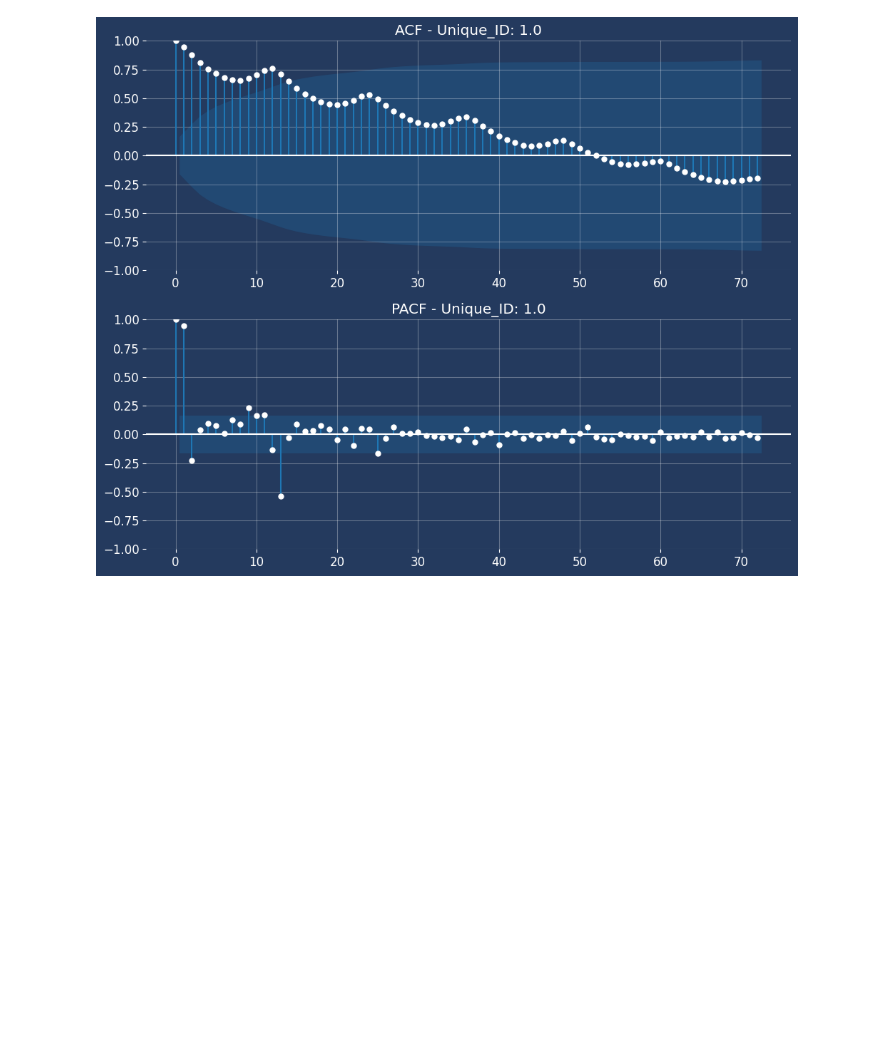
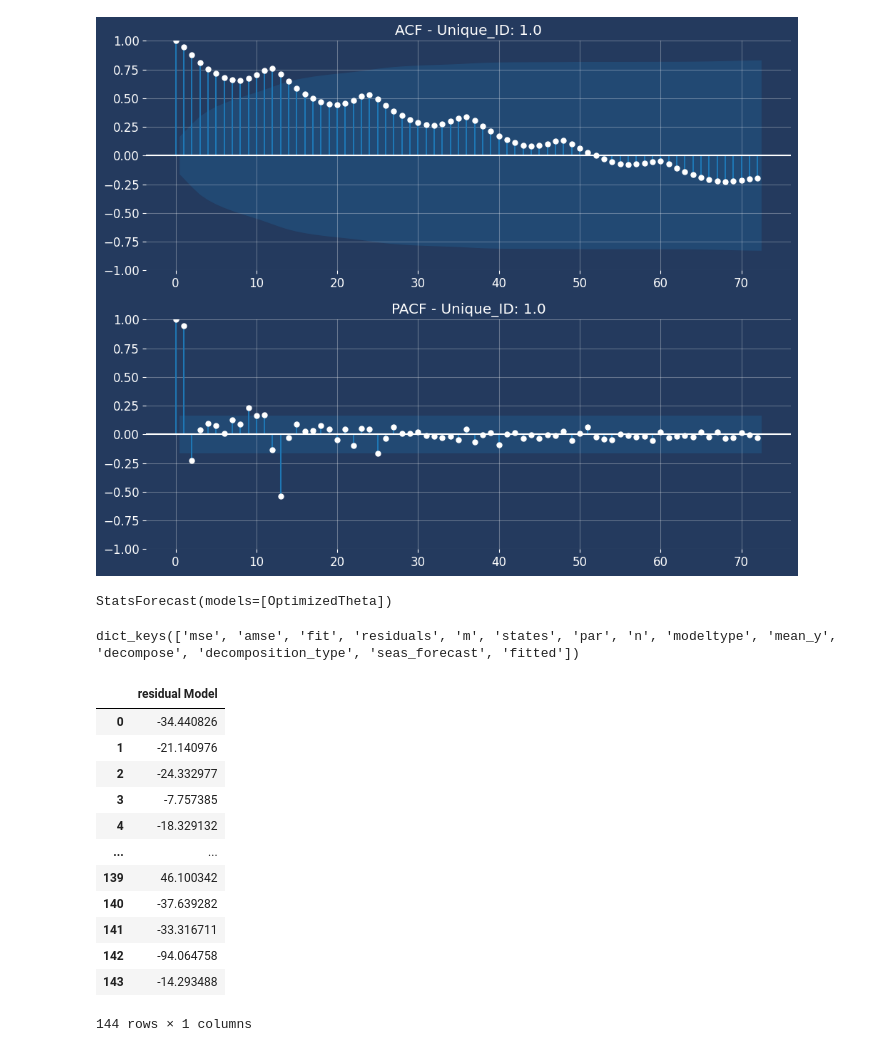
Before and after one commit to wesstone12/tool-kit, a Jupyter notebook: eda.ipynb, the cells around one changed output. Saved outputs shown, nothing was run; the diff lists cells and outputs as text; code cells hidden in the pictures; blank space fills up the shorter version.

```diff
--- a/eda.ipynb
+++ b/eda.ipynb
@@ -367,3 +367,11 @@ Strongest periodic patterns:
   - Lag 36: ACF value = 0.337
 [figure]
 [figure]
+# %%
+
+from statsforecast.models import OptimizedTheta
+season_length = 12 # Monthly data
+horizon = len(df) # number of predictions
+
+models = [OptimizedTheta(season_length=season_length,
+                decomposition_type="additive")] # multiplicative   additive
@@ -369,0 +383,28 @@ Strongest periodic patterns:
+# %%
+sf.fit()
+# %% [output]
+StatsForecast(models=[OptimizedTheta])
+# %%
+
+result=sf.fitted_[0][0].model_
+
+result.keys()
+# %% [output]
+dict_keys(['mse', 'amse', 'fit', 'residuals', 'm', 'states', 'par', 'n', 'modeltype', 'mean_y', 'decompose', 'decomposition_type', 'seas_forecast', 'fitted'])
+# %%
+residual=pd.DataFrame(result.get("residuals"), columns=["residual Model"])
+residual
+# %% [output]
+|  | residual Model |
+| 0 | -34.440826 |
+| 1 | -21.140976 |
+| 2 | -24.332977 |
+| 3 | -7.757385 |
+| 4 | -18.329132 |
+| ... | ... |
+| 139 | 46.100342 |
+| 140 | -37.639282 |
+| 141 | -33.316711 |
+| 142 | -94.064758 |
+| 143 | -14.293488 |
+144 rows × 1 columns
```
Also changed, not shown: parts of 2 cells of this notebook.
